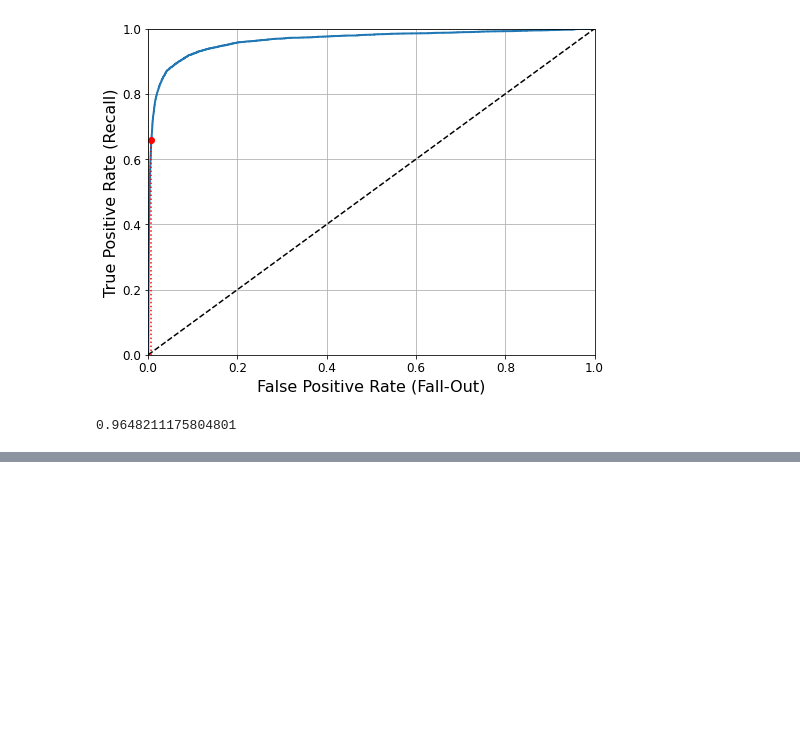
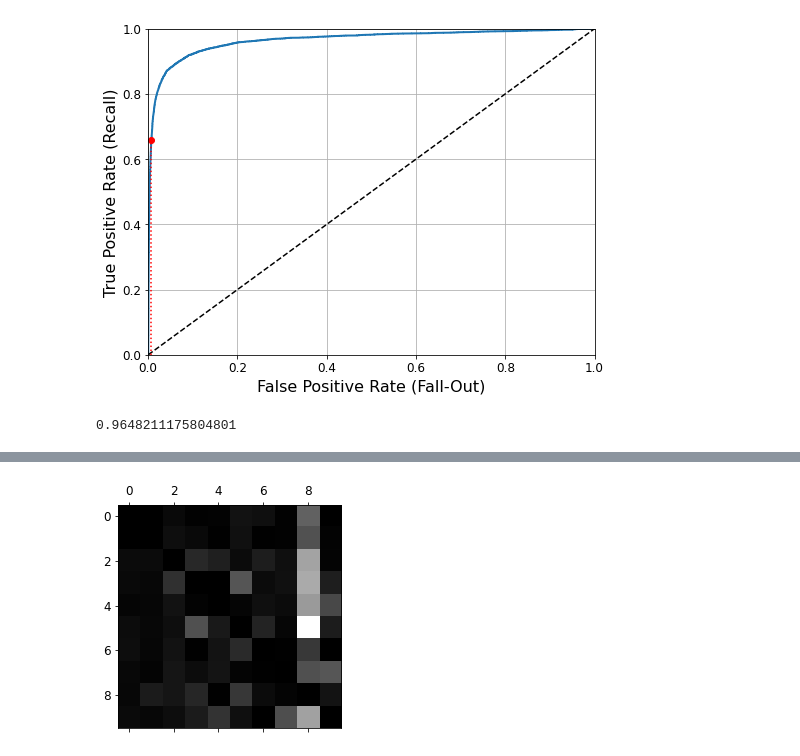
Before and after one commit to HanHyunDo/HandsOnMachineLearning, a Jupyter notebook: 3.분류.ipynb, the cells around one changed output, grey strips where cells are left out. Saved outputs shown, nothing was run; the diff lists cells and outputs as text; code cells hidden in the pictures; blank space fills up the shorter version.

```diff
--- a/3.분류.ipynb
+++ b/3.분류.ipynb
@@ -283,0 +417,6 @@ roc_auc_score(y_train_5, y_scores)
+# %%
+np.fill_diagonal(norm_conf_mx, 0)
+plt.matshow(norm_conf_mx, cmap=plt.cm.gray)
+plt.show()
+# %% [output]
+[figure, added]
```
Also changed, not shown: parts of 43 cells of this notebook.
